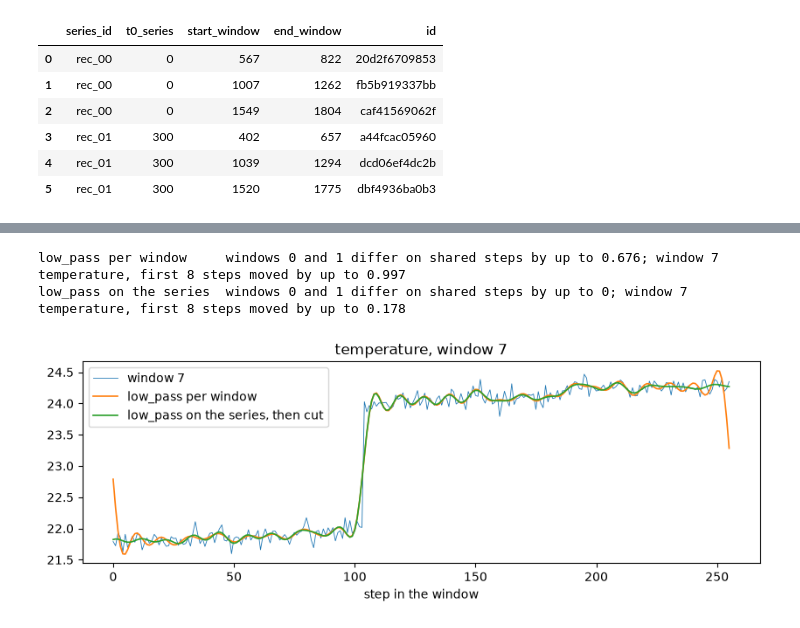
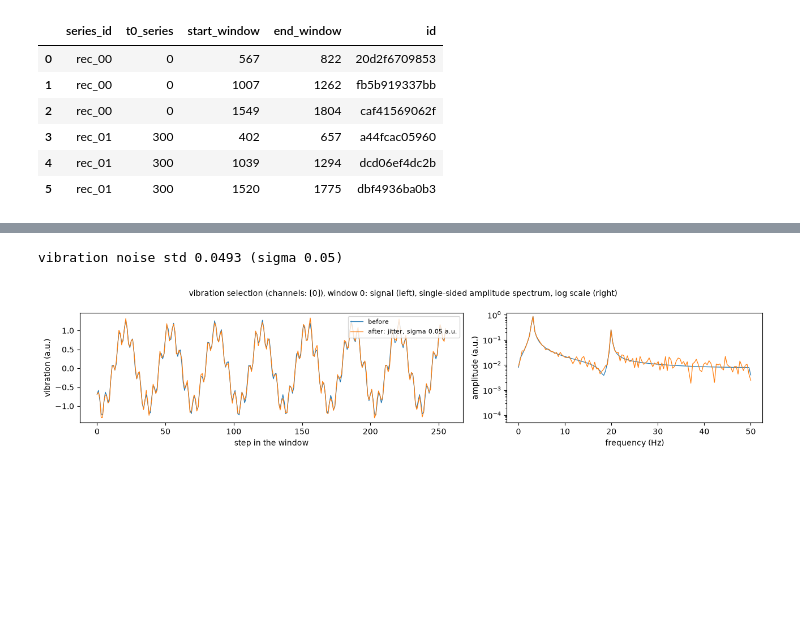
Before and after one commit to Safenai/kcai-data-sampling, a Jupyter notebook: examples/notebooks/timeseries-transformations.ipynb, the cells around one changed output, grey strips where cells are left out. Cells and saved outputs as stored; diff of their text form; code cells hidden in the pictures; blank space fills up the shorter version.

```diff
--- a/examples/notebooks/timeseries-transformations.ipynb
+++ b/examples/notebooks/timeseries-transformations.ipynb
@@ -263,18 +303,6 @@ The example config adds a 25 Hz interference (`frequency: 0.25`) with `amplitude
 # %%
-noisy = transform(AddSinusoid, frequency=0.25, amplitude=0.2)
-wave = 0.2 * np.sin(2 * np.pi * 0.25 * steps)
-print("output - input is the wave:", np.allclose(noisy - x, wave[None, :, None]))
-
-for frequency in (0.25, 0.1):
-    out = transform(AddSinusoid, frequency=frequency, amplitude=0.2)
-    gap = np.abs((out - x)[0, 128:] - (out - x)[1, :128]).max()
-    print(f"frequency {frequency}: added values differ on the shared steps by up to {gap:.3g}")
-
-f, a = spectrum(noisy[0, :, 0])
-fig, ax = plt.subplots(figsize=(6, 3))
-ax.plot(*spectrum(x[0, :, 0]), lw=1, label="window")
-ax.plot(f, a, lw=1, label="add_sinusoid 25 Hz")
-ax.set_xlabel("frequency (Hz)")
-ax.legend()
-plt.show()
+gap_v = np.abs(filtered[0, 128:] - filtered[1, :128]).max()
+gap_t = np.abs(filtered_t[0, 128:] - filtered_t[1, :128]).max()
+print(f"window 0 vs 1 on their 128 shared steps, largest difference: vibration {gap_v:.3g} a.u., temperature {gap_t:.3g} °C")
+print(f"before the filter: {max(np.abs(xv[0, 128:] - xv[1, :128]).max(), np.abs(xt[0, 128:] - xt[1, :128]).max()):.3g}")
 # %% [output]
@@ -438,22 +346,7 @@ phase on the clock, rec_00 windows 0 and 1 on shared steps: differ by up to 7.11
-# %%
-from kcai_data_sampling_timeseries.transformations import low_pass
-
-whole = low_pass(series[None], 0.1)[0]  # rec_00, filtered once
-cut = np.stack([whole[r.start_window : r.end_window + 1] for r in rows_00.itertuples()])
-for name, out in [("low_pass per window", filtered), ("low_pass on the series", cut)]:
-    gap = np.abs(out[0, 128:] - out[1, :128]).max()
-    edge = np.abs(out[7, :8, 1] - x[7, :8, 1]).max()
-    print(f"{name:<23} windows 0 and 1 differ on shared steps by up to {gap:.3g}; window 7 temperature, first 8 steps moved by up to {edge:.3g}")
-
-fig, ax = plt.subplots(figsize=(10, 3))
-ax.plot(steps, x[7, :, 1], lw=0.6, label="window 7")
-ax.plot(steps, filtered[7, :, 1], lw=1.2, label="low_pass per window")
-ax.plot(steps, cut[7, :, 1], lw=1.2, label="low_pass on the series, then cut")
-ax.set_xlabel("step in the window")
-ax.set_title("temperature, window 7")
-ax.legend()
-plt.show()
-# %% [output]
-low_pass per window     windows 0 and 1 differ on shared steps by up to 0.676; window 7 temperature, first 8 steps moved by up to 0.997
-low_pass on the series  windows 0 and 1 differ on shared steps by up to 0; window 7 temperature, first 8 steps moved by up to 0.178
-[figure, removed]
+# %%
+jittered_v = transform(Jitter, xv, sigma=0.05, seed=7)
+print(f"vibration noise std {(jittered_v - xv).std():.4f} (sigma 0.05)")
+show_transform(xv, jittered_v, "jitter, sigma 0.05 a.u.", CHANNEL_0)
+# %% [output]
+vibration noise std 0.0493 (sigma 0.05)
+[figure, added]
```
Also changed, not shown: parts of 37 cells of this notebook.
